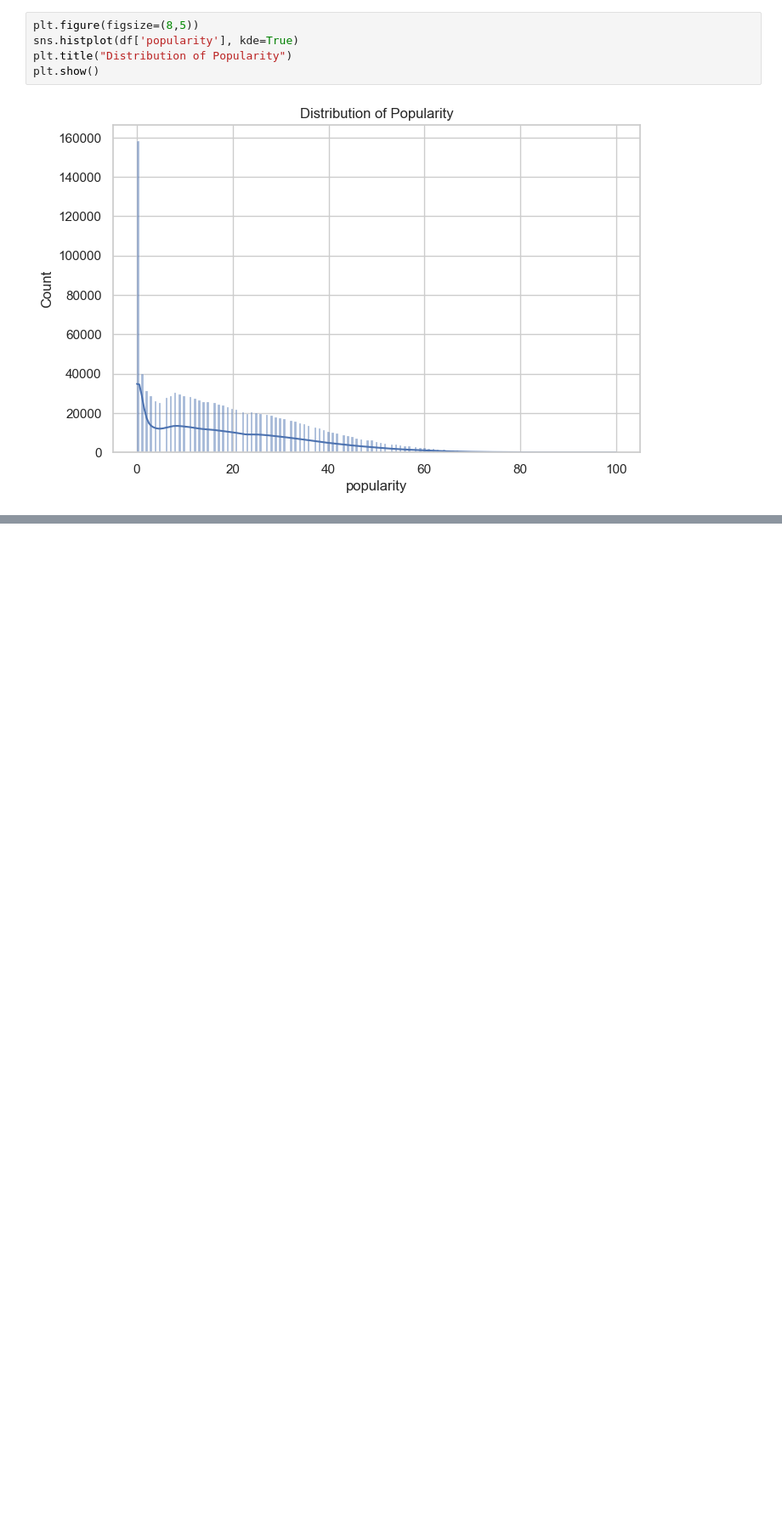
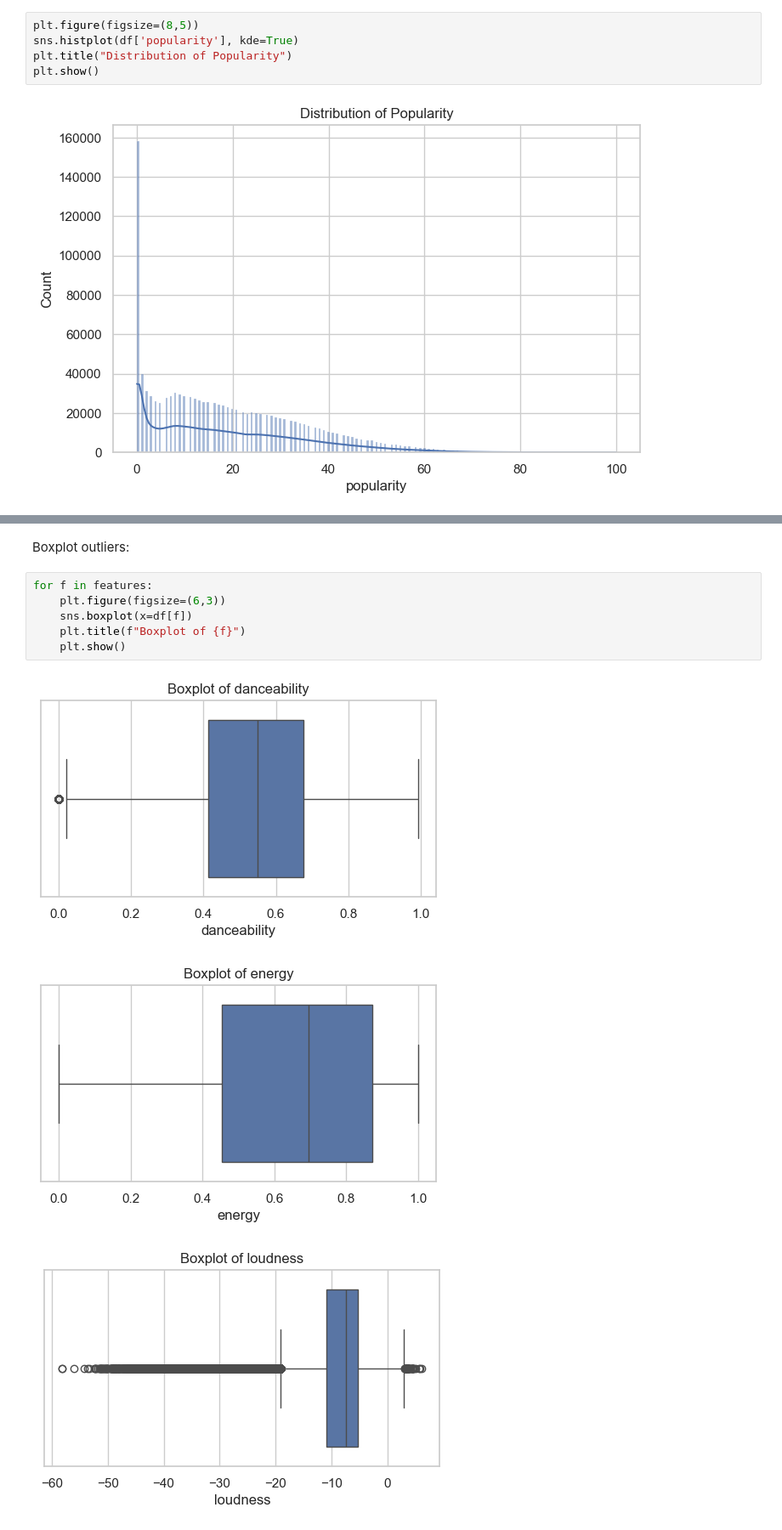
Before and after one commit to AdilkhanEEAIR/spotify_songs_research, a Jupyter notebook: notebooks/analysis.ipynb, the cells around one changed output, grey strips where cells are left out. Shown at 85% size. Saved outputs shown, nothing was run; the diff lists cells and outputs as text; blank space fills up the shorter version.

```diff
--- a/notebooks/analysis.ipynb
+++ b/notebooks/analysis.ipynb
@@ -84,0 +130,12 @@ plt.show()
+# %% [markdown]
+Boxplot outliers:
+# %%
+for f in features:
+    plt.figure(figsize=(6,3))
+    sns.boxplot(x=df[f])
+    plt.title(f"Boxplot of {f}")
+    plt.show()
+# %% [output]
+[figure, added]
+[figure, added]
+[figure, added]
```
Also changed, not shown: parts of 10 cells of this notebook.
